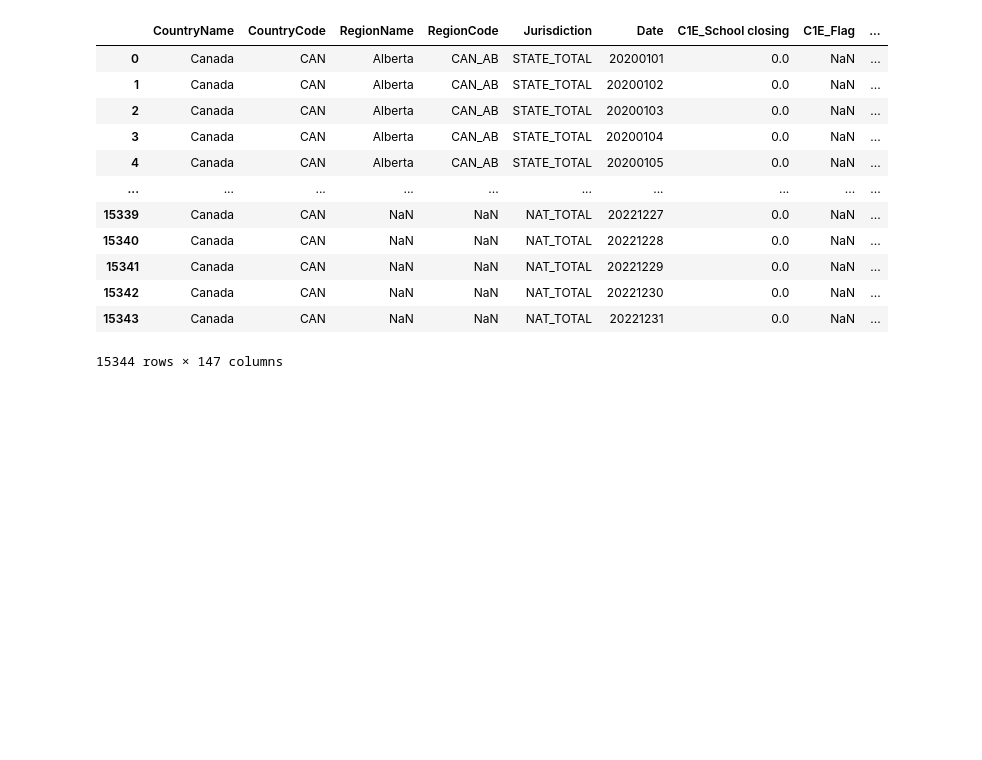
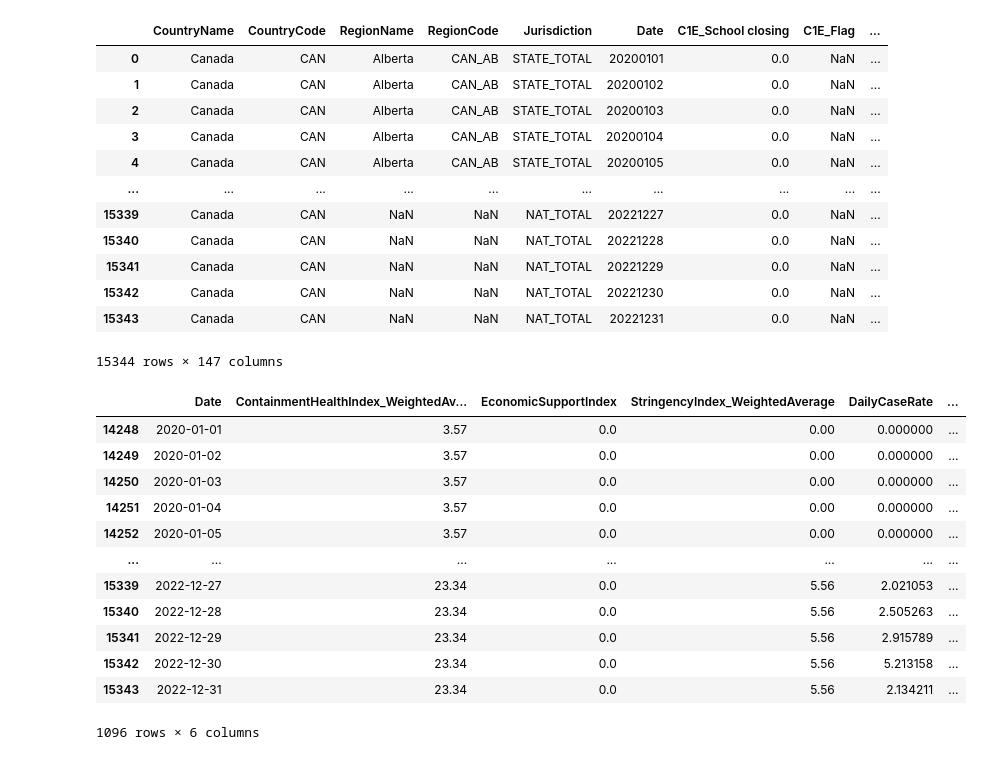
Before and after one commit to Nixx162/cs5239, a Jupyter notebook: data/eda.ipynb, the cells around one changed output. Saved outputs shown, nothing was run; the diff lists cells and outputs as text; code cells hidden in the pictures; blank space fills up the shorter version.

Commit message:
feat: fix data issues

```diff
--- a/data/eda.ipynb
+++ b/data/eda.ipynb
@@ -454,3 +454,28 @@ can_df
 | 15342 | Canada | CAN | NaN | NaN | NAT_TOTAL | 20221230 | 0.0 | NaN | ... |
 | 15343 | Canada | CAN | NaN | NaN | NAT_TOTAL | 20221231 | 0.0 | NaN | ... |
 15344 rows × 147 columns
+# %%
+can_population = 38_000_000
+can_df = pd.read_csv("../data/OxCGRT_fullwithnotes_CAN_v1.csv")
+can_nat_df = can_df[can_df["Jurisdiction"] == "NAT_TOTAL"][["Date", "ContainmentHealthIndex_WeightedAverage", "EconomicSupportIndex", "StringencyIndex_WeightedAverage", "ConfirmedCases", "ConfirmedDeaths"]]
+can_nat_df["Date"] = pd.to_datetime(can_nat_df['Date'], format='%Y%m%d')
+can_nat_df["ConfirmedCases"] = can_nat_df["ConfirmedCases"] / can_population * 100000
+can_nat_df["ConfirmedDeaths"] = can_nat_df["ConfirmedDeaths"] / can_population * 100000
+can_nat_df["DailyCaseRate"] = can_nat_df["ConfirmedCases"].diff().fillna(0)
+can_nat_df["DailyDeathRate"] = can_nat_df["ConfirmedDeaths"].diff().fillna(0)
+can_nat_df = can_nat_df[["Date", "ContainmentHealthIndex_WeightedAverage", "EconomicSupportIndex", "StringencyIndex_WeightedAverage", "DailyCaseRate", "DailyDeathRate"]]
+can_nat_df
+# %% [output]
+|  | Date | ContainmentHealthIndex_WeightedAv... | EconomicSupportIndex | StringencyIndex_WeightedAverage | DailyCaseRate | ... |
+| 14248 | 2020-01-01 | 3.57 | 0.0 | 0.00 | 0.000000 | ... |
+| 14249 | 2020-01-02 | 3.57 | 0.0 | 0.00 | 0.000000 | ... |
+| 14250 | 2020-01-03 | 3.57 | 0.0 | 0.00 | 0.000000 | ... |
+| 14251 | 2020-01-04 | 3.57 | 0.0 | 0.00 | 0.000000 | ... |
+| 14252 | 2020-01-05 | 3.57 | 0.0 | 0.00 | 0.000000 | ... |
+| ... | ... | ... | ... | ... | ... | ... |
+| 15339 | 2022-12-27 | 23.34 | 0.0 | 5.56 | 2.021053 | ... |
+| 15340 | 2022-12-28 | 23.34 | 0.0 | 5.56 | 2.505263 | ... |
+| 15341 | 2022-12-29 | 23.34 | 0.0 | 5.56 | 2.915789 | ... |
+| 15342 | 2022-12-30 | 23.34 | 0.0 | 5.56 | 5.213158 | ... |
+| 15343 | 2022-12-31 | 23.34 | 0.0 | 5.56 | 2.134211 | ... |
+1096 rows × 6 columns
```
Also changed, not shown: parts of 3 cells of this notebook, 5 other files.
